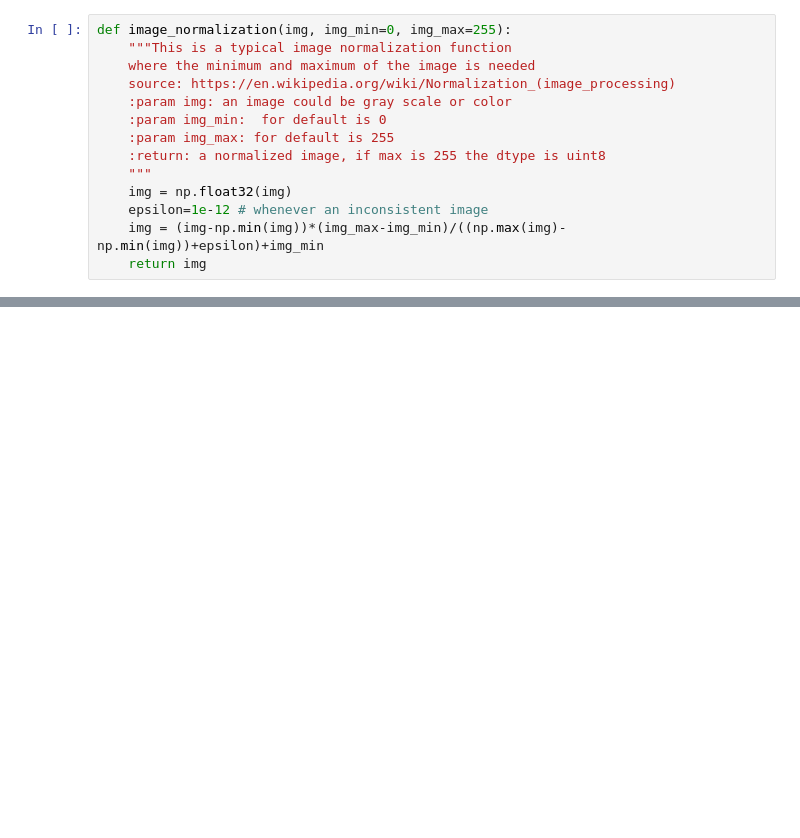
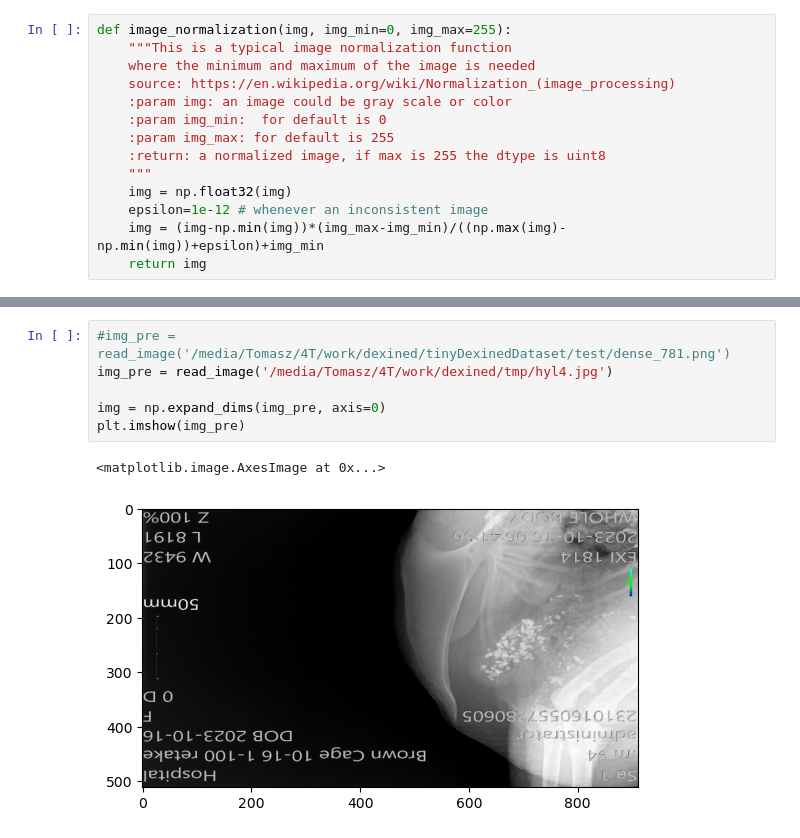
Before and after one commit to tomaszjacek/deepLearning, a Jupyter notebook: teed/teed_implementation_v3.ipynb, the cells around one changed output, grey strips where cells are left out. Saved outputs shown, nothing was run; the diff lists cells and outputs as text; blank space fills up the shorter version.

```diff
--- a/teed/teed_implementation_v3.ipynb
+++ b/teed/teed_implementation_v3.ipynb
@@ -432,0 +454,9 @@ plt.imshow(out, cmap='gray')
+# %%
+#img_pre = read_image('/media/Tomasz/4T/work/dexined/tinyDexinedDataset/test/dense_781.png')
+img_pre = read_image('/media/Tomasz/4T/work/dexined/tmp/hyl4.jpg')
+
+img = np.expand_dims(img_pre, axis=0)
+plt.imshow(img_pre)
+# %% [output]
+<matplotlib.image.AxesImage at 0x...>
+[figure, added]
```
Also changed, not shown: parts of 8 cells of this notebook.
